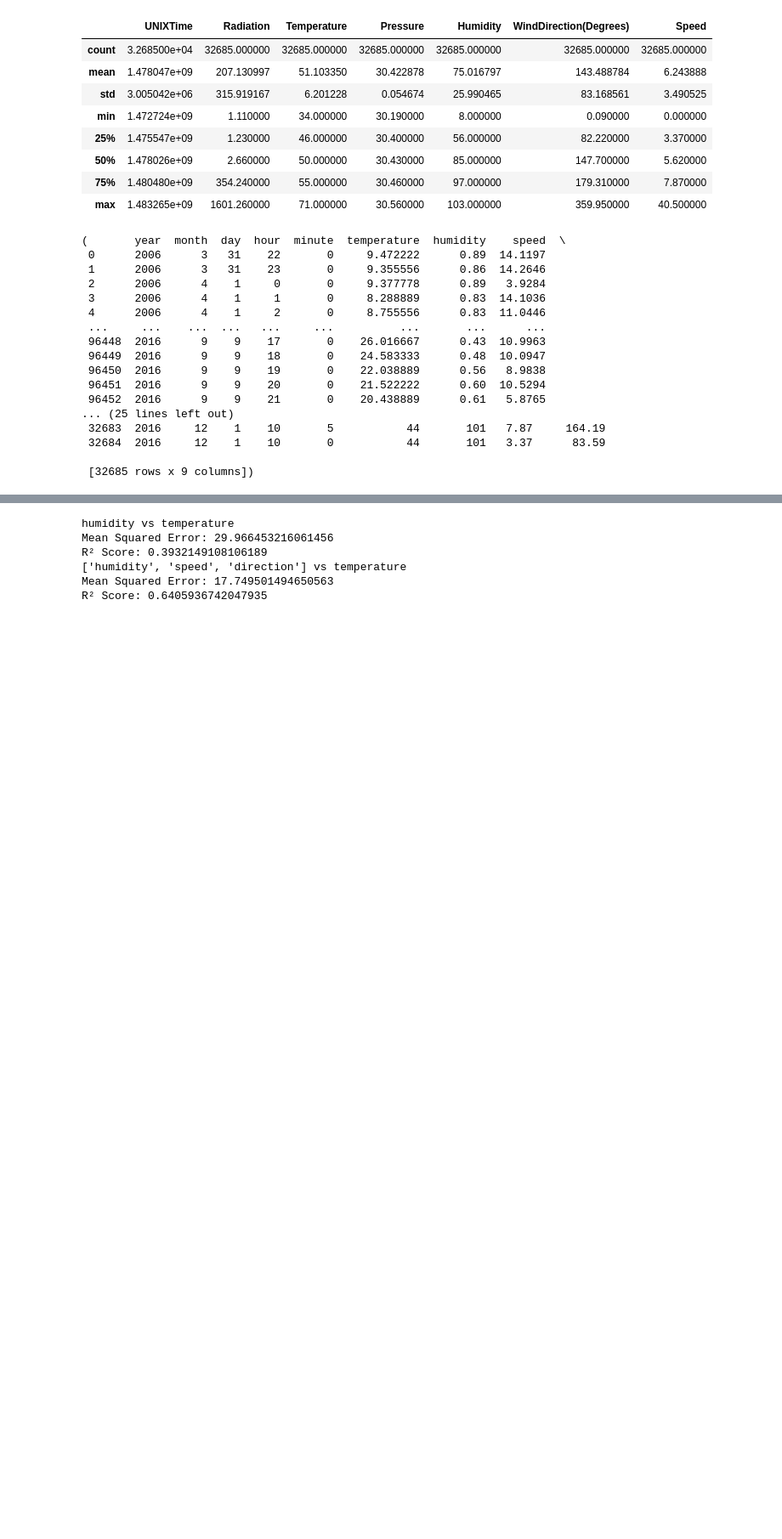
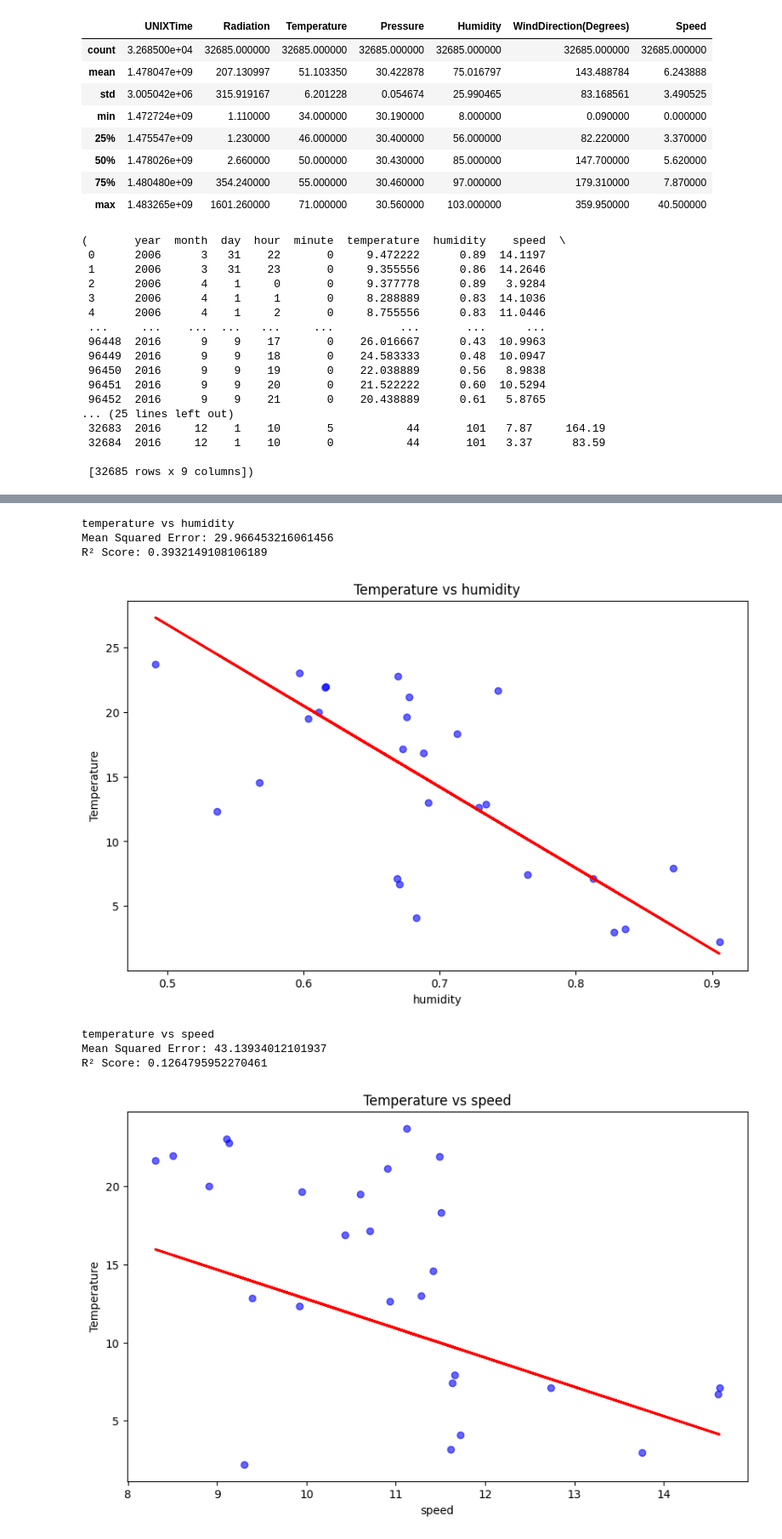
Before and after one commit to Julian-L-Avila/Data-Mining-2024-3, a Jupyter notebook: Exam-I/exam-linear-regression.sync.ipynb, the cells around one changed output, grey strips where cells are left out. Shown at 85% size. Drawn from its saved outputs; the diff is of its cells as text; code cells hidden in the pictures; blank space fills up the shorter version.

Commit message:
Linear and Multilinear regression

```diff
--- a/Exam-I/exam-linear-regression.sync.ipynb
+++ b/Exam-I/exam-linear-regression.sync.ipynb
@@ -199,38 +223,50 @@ def run_linear_regression(df, target, feature):
     model.fit(X_train, y_train)
 
     y_pred = model.predict(X_test)
 
-    print(f'{feature} vs {target}')
+    print(f'{target} vs {feature}')
     print(f'Mean Squared Error: {mean_squared_error(y_test, y_pred)}')
     print(f'R² Score: {r2_score(y_test, y_pred)}')
+
+    plt.figure(figsize=(10, 6))
+    plt.scatter(X_test, y_test, alpha=0.6, color='b')
+    plt.plot(X_test, y_pred, color='r', lw=2)
+    plt.xlabel(f'{feature}')
+    plt.ylabel('Temperature')
+    plt.title(f'Temperature vs {feature}')
+    plt.show()
 
     return model
 
 def run_multilinear_regression(df, target, features):
     X = df[features].values
     y = df[target].values
 
     X_train, X_test, y_train, y_test = train_test_split(X, y, test_size=0.2, random_state=42)
 
     model = LinearRegression()
     model.fit(X_train, y_train)
 
     y_pred = model.predict(X_test)
 
-    print(f'{features} vs {target}')
+    print(f'{target} vs {features}')
     print(f'Mean Squared Error: {mean_squared_error(y_test, y_pred)}')
     print(f'R² Score: {r2_score(y_test, y_pred)}')
 
     return model
 
-linear_model = run_linear_regression(df_1, target='temperature', feature='humidity')
+features = ['humidity', 'speed', 'direction', 'month']
 
-features = ['humidity', 'speed', 'direction']
+for i in features:
+    linear_model = run_linear_regression(df_1, target='temperature', feature=i)
+
 multilinear_model = run_multilinear_regression(df_1, target='temperature', features=features)
 # %% [output]
-humidity vs temperature
+temperature vs humidity
 Mean Squared Error: 29.966453216061456
 R² Score: 0.3932149108106189
-['humidity', 'speed', 'direction'] vs temperature
-Mean Squared Error: 17.749501494650563
-R² Score: 0.6405936742047935
+[figure, added]
+temperature vs speed
+Mean Squared Error: 43.13934012101937
+R² Score: 0.1264795952270461
+[figure, added]
```
Also changed, not shown: parts of 4 cells of this notebook, 2 other files.
